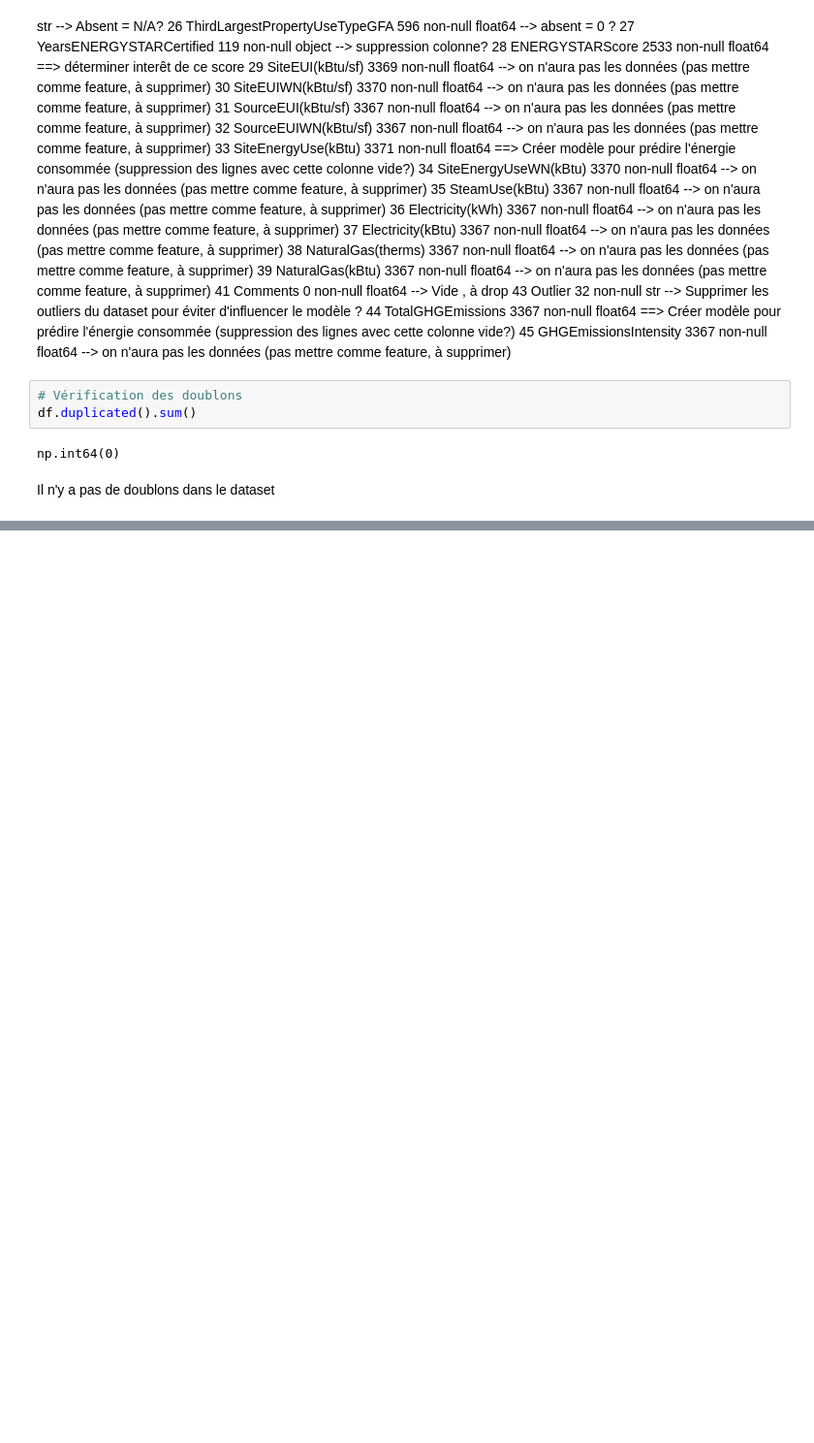
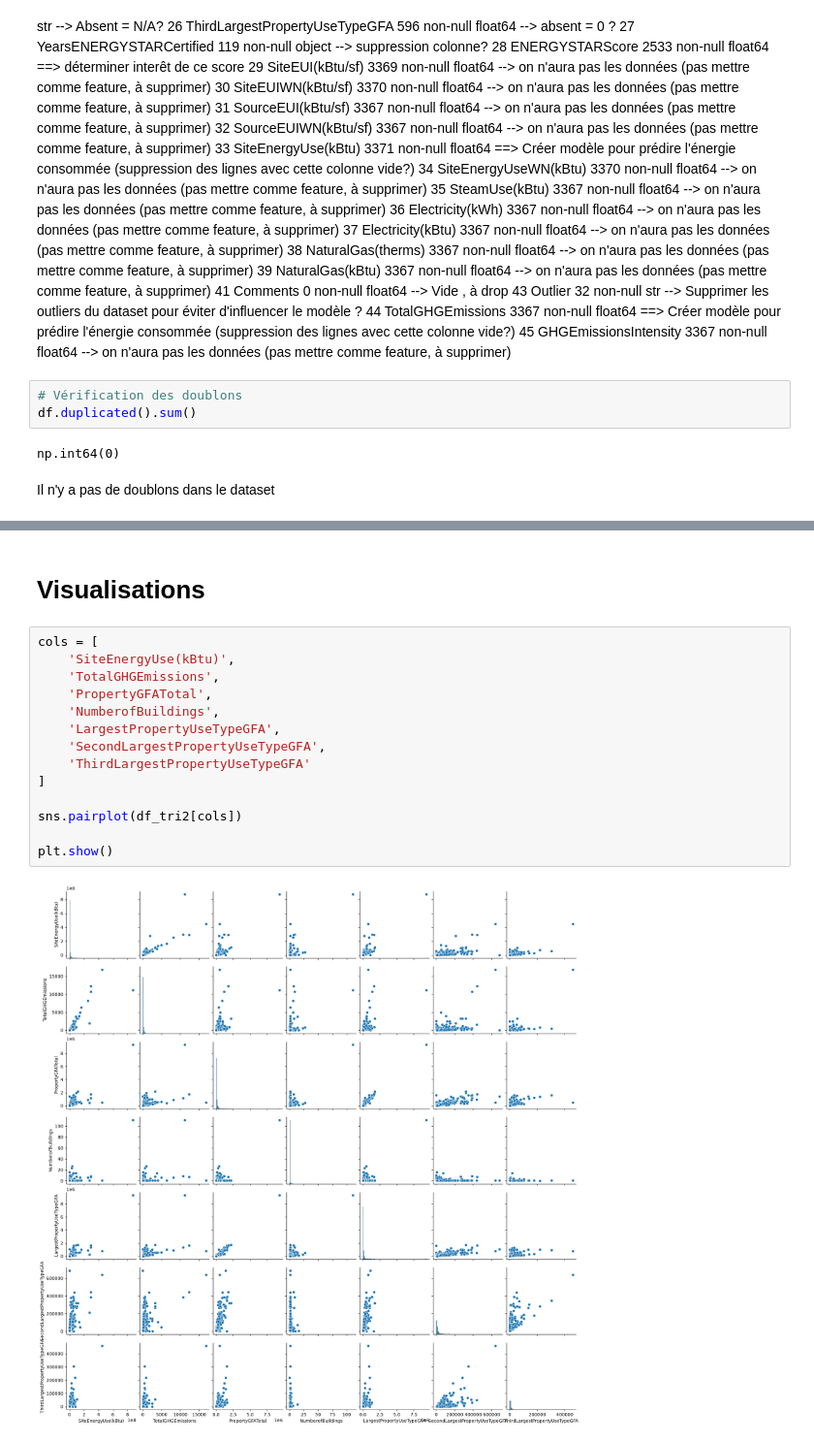
Before and after one commit to Leozmee/Seattle-Electricity-Prediction, a Jupyter notebook: analyse_exploratoire.ipynb, the cells around one changed output, grey strips where cells are left out. Shown at 97% size. Saved outputs shown, nothing was run; the diff lists cells and outputs as text; blank space fills up the shorter version.

```diff
--- a/analyse_exploratoire.ipynb
+++ b/analyse_exploratoire.ipynb
@@ -155,0 +176,18 @@ Name: count, dtype: int64
+# %% [markdown]
+# Visualisations
+# %%
+cols = [
+    'SiteEnergyUse(kBtu)',
+    'TotalGHGEmissions',
+    'PropertyGFATotal',
+    'NumberofBuildings',
+    'LargestPropertyUseTypeGFA',
+    'SecondLargestPropertyUseTypeGFA',
+    'ThirdLargestPropertyUseTypeGFA'
+]
+
+sns.pairplot(df_tri2[cols])
+
+plt.show()
+# %% [output]
+[figure, added]
```
Also changed, not shown: parts of 10 cells of this notebook.
